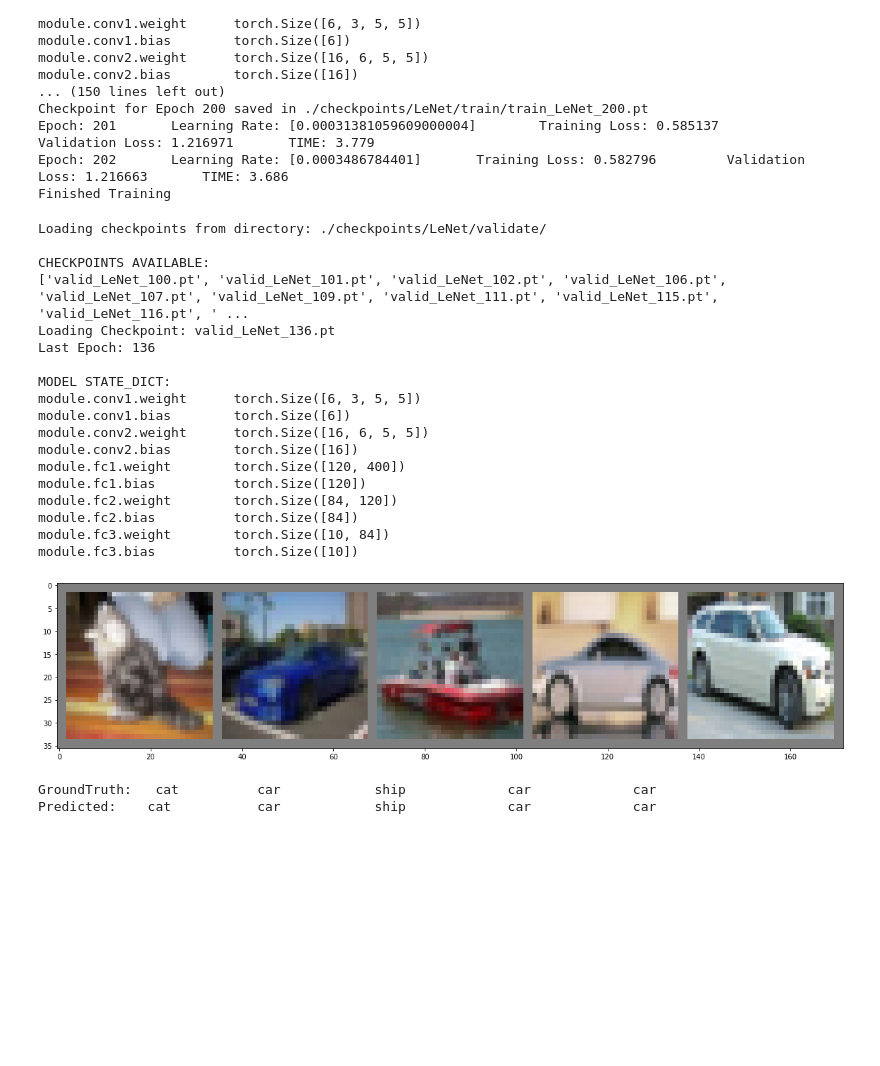
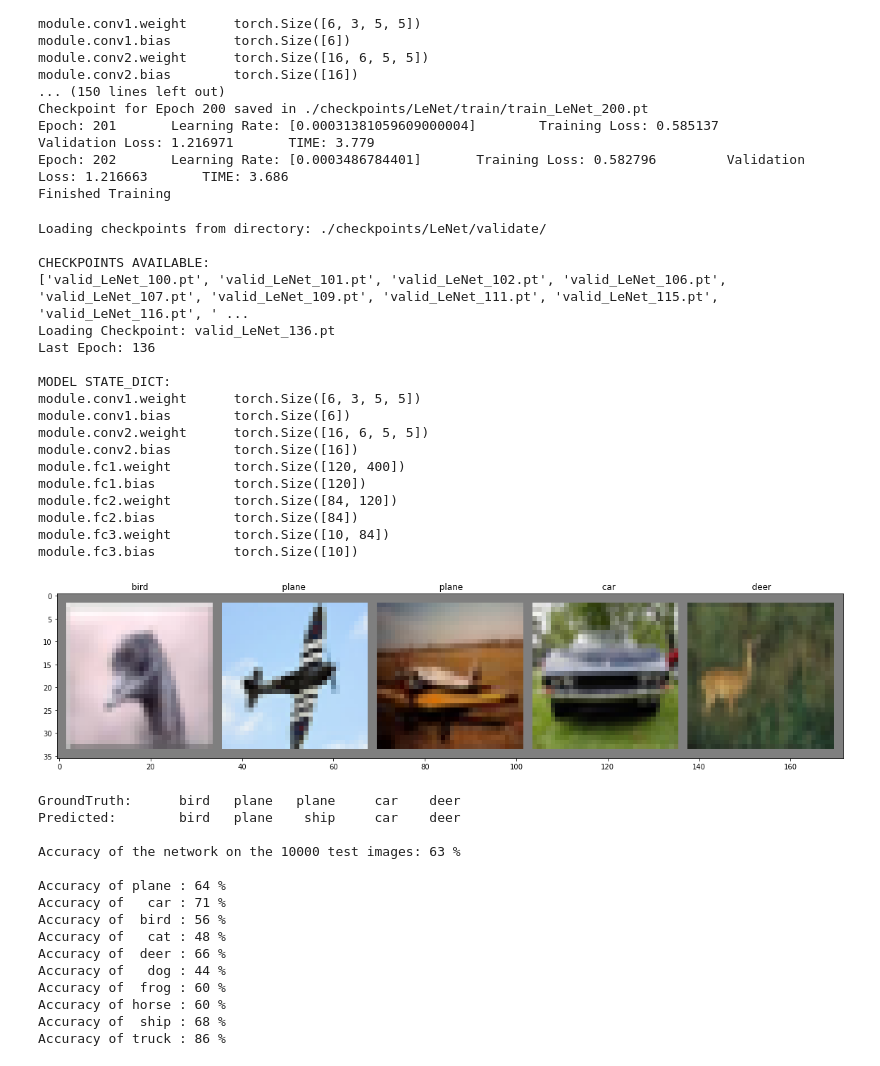
Before and after one commit to jdrego/cnn-classification, a Jupyter notebook: LeNet_cifar10.ipynb, the cells around one changed output. Drawn from its saved outputs; the diff is of its cells as text; code cells hidden in the pictures; blank space fills up the shorter version.

```diff
--- a/LeNet_cifar10.ipynb
+++ b/LeNet_cifar10.ipynb
@@ -107,11 +136,15 @@ Files already downloaded and verified
 Files already downloaded and verified
 # %%
 # Display some training images
-def imshow(img):
+def imshow(img, save_dir=''):
     img = img / 2 + 0.5     #unnormalize
     npimg = img.numpy()
     plt.figure(figsize=(20,10))
     plt.imshow(np.transpose(npimg, (1,2,0)))
+    plt.title('                                                 '.join(
+        '%5s' % classes[labels[j]] for j in range(5)))
+    if save_dir!='':
+        plt.savefig(save_dir)
     plt.show()
 
 # Get some training images
@@ -119,7 +152,7 @@ dataiter = iter(trainloader)
 images, labels = dataiter.next()
 
 # Show images
-imshow(torchvision.utils.make_grid(images[:5]))
+imshow(torchvision.utils.make_grid(images[:5]), save_dir=RESULT_DIR+'input/input.png')
 # Print labels
 print(' \t\t\t '.join('%5s' % classes[labels[j]] for j in range(5)))
 # %% [output]
@@ -392,51 +425,72 @@ Finished Training
 model = model_init(load_type='validate', checkpoint_type='validate', checkpoint=-1)
 model.eval()
 dataiter = iter(testloader)
 images, labels = dataiter.next()
 
 # Print Images
-imshow(torchvision.utils.make_grid(images[:5]))
-print('GroundTruth:', ' '.join('%5s \t ' % classes[labels[j]] for j in range(5)))
-
-
-"""
-model = LeNet()
-model.to(device)
-if n_gpu > 1:
-    model = nn.DataParallel(model, list(range(n_gpu)))
-
-# Load latest checkpoint
-latest_checkpoint = torch.load(PATH)
-
-# Load model state
-model.load_state_dict(latest_checkpoint['net'])
-model.eval()
-"""
+imshow(torchvision.utils.make_grid(images[:5]), save_dir=RESULT_DIR+'test/test.png')
+print('GroundTruth:', ' '.join('\t %5s' % classes[labels[j]] for j in range(5)))
 
 images, labels = images.to(device), labels.to(device)
 outputs = model(images)
 
 _, predicted = torch.max(outputs[:5], 1)
-print('Predicted: ', ' '.join('%5s \t ' % classes[predicted[j]] for j in range(5)))
+print('Predicted:', ' '.join('\t %5s' % classes[predicted[j]] for j in range(5)))
+
+correct = 0
+total = 0
+class_correct = list(0. for i in range(10))
+class_total = list(0. for i in range(10))
+with torch.no_grad():
+    for data in testloader:
+        images, labels = data[0].to(device), data[1].to(device)
+        outputs = model(images)
+        _, predicted = torch.max(outputs.data, 1)
+        total += labels.size(0)
+        correct += (predicted == labels).sum().item()
+        c = (predicted == labels).squeeze()
+        for i in range(4):
+            label = labels[i]
+            class_correct[label] += c[i].item()
+            class_total[label] += 1
+print()
+print('Accuracy of the network on the 10000 test images: %d %%' % (
+    100 * correct / total)); print()
+for i in range(10):
+    print('Accuracy of %5s : %2d %%' % (
+        classes[i], 100 * class_correct[i] / class_total[i]))
 # %% [output]
 Loading checkpoints from directory: ./checkpoints/LeNet/validate/
 
 CHECKPOINTS AVAILABLE:
 ['valid_LeNet_100.pt', 'valid_LeNet_101.pt', 'valid_LeNet_102.pt', 'valid_LeNet_106.pt', 'valid_LeNet_107.pt', 'valid_LeNet_109.pt', 'valid_LeNet_111.pt', 'valid_LeNet_115.pt', 'valid_LeNet_116.pt', ' ...
 Loading Checkpoint: valid_LeNet_136.pt
 Last Epoch: 136
 
 MODEL STATE_DICT:
 module.conv1.weight      torch.Size([6, 3, 5, 5])
 module.conv1.bias        torch.Size([6])
 module.conv2.weight      torch.Size([16, 6, 5, 5])
 module.conv2.bias        torch.Size([16])
 module.fc1.weight        torch.Size([120, 400])
 module.fc1.bias          torch.Size([120])
 module.fc2.weight        torch.Size([84, 120])
 module.fc2.bias          torch.Size([84])
 module.fc3.weight        torch.Size([10, 84])
 module.fc3.bias          torch.Size([10])
-[figure, old version]
+[figure, new version]
-GroundTruth:   cat          car            ship             car             car
-Predicted:    cat           car            ship             car             car
+GroundTruth:      bird   plane   plane     car    deer
+Predicted:        bird   plane    ship     car    deer
+
+Accuracy of the network on the 10000 test images: 63 %
+
+Accuracy of plane : 64 %
+Accuracy of   car : 71 %
+Accuracy of  bird : 56 %
+Accuracy of   cat : 48 %
+Accuracy of  deer : 66 %
+Accuracy of   dog : 44 %
+Accuracy of  frog : 60 %
+Accuracy of horse : 60 %
+Accuracy of  ship : 68 %
+Accuracy of truck : 86 %
```
Also changed, not shown: parts of 7 cells of this notebook, 9 other files.
